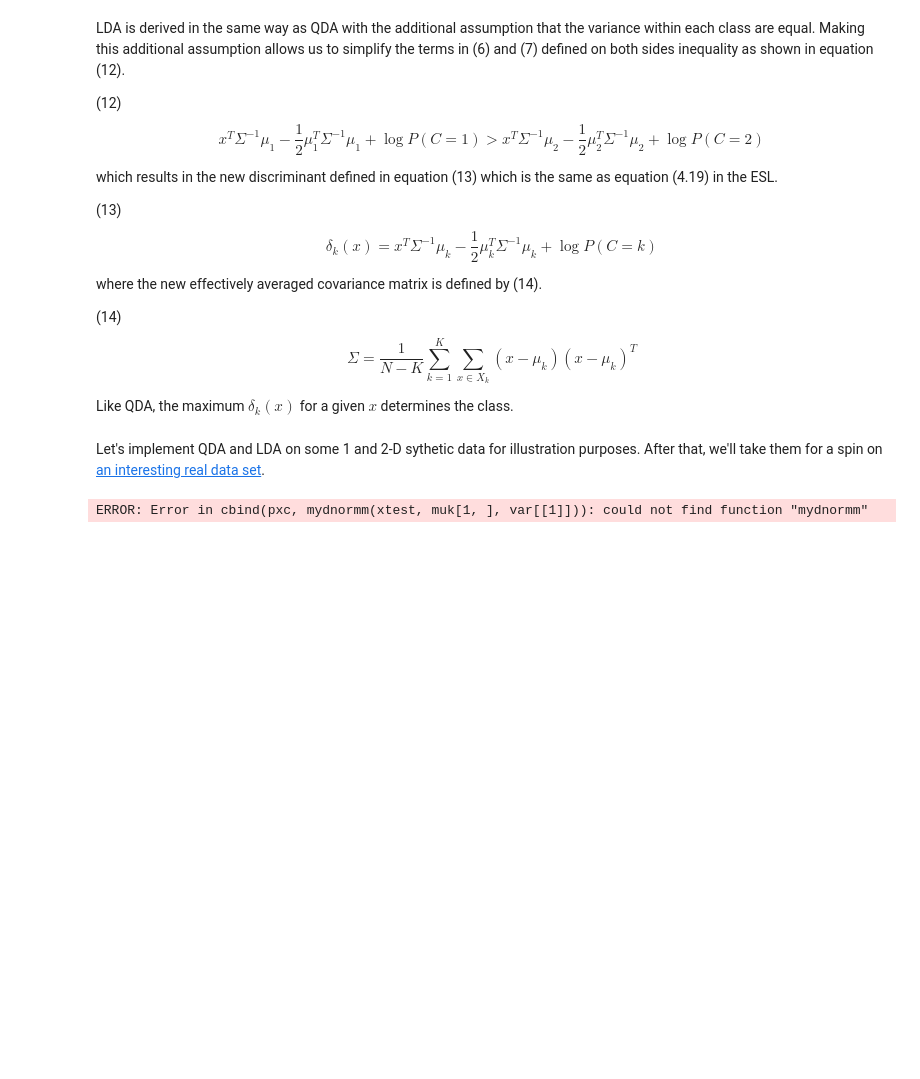
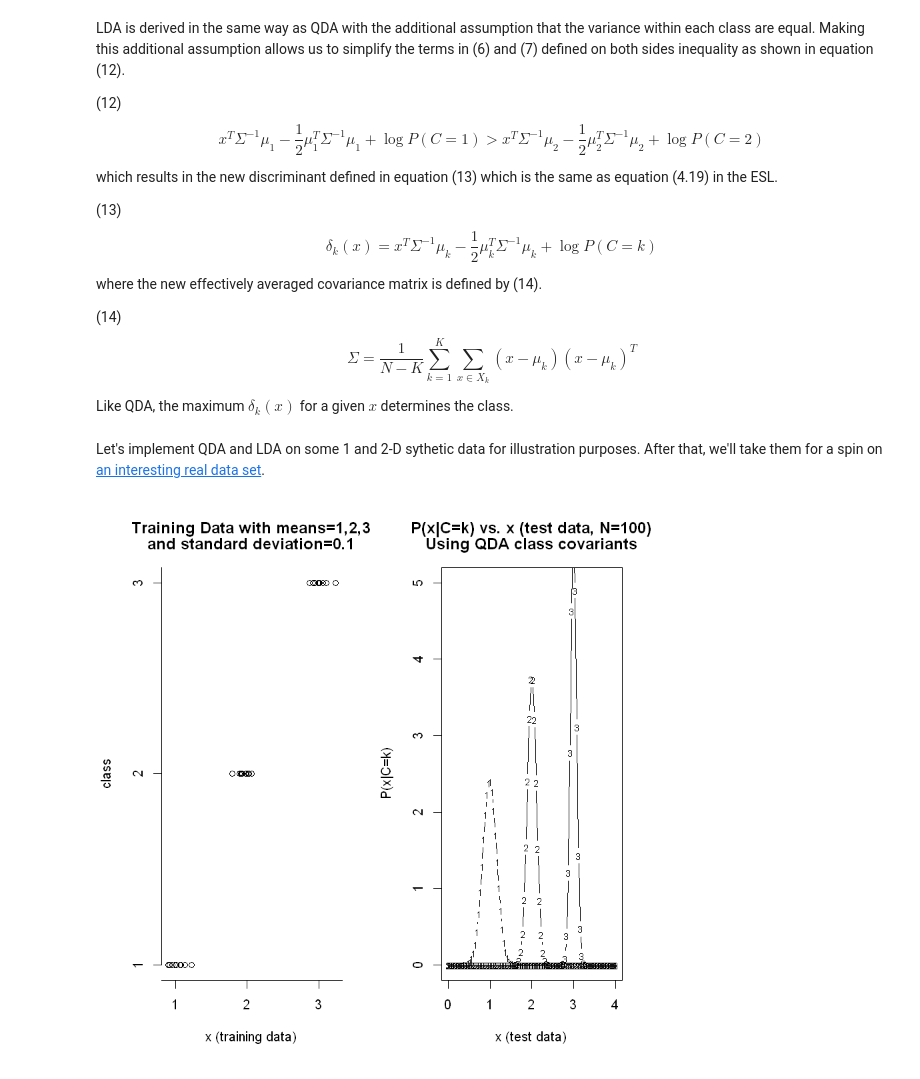
Before and after one commit to focods/WonderfulML, a Jupyter notebook: docs/solutions/session04_r.ipynb, the cells around one changed output. Saved outputs shown, nothing was run; the diff lists cells and outputs as text; code cells hidden in the pictures; blank space fills up the shorter version.

Commit message:
add classes 2 & 3 to  P(x|C=k) plots

```diff
--- a/docs/solutions/session04_r.ipynb
+++ b/docs/solutions/session04_r.ipynb
@@ -389,32 +389,39 @@ plotQda_1d <- function(class_means=c(1, 2, 3), class_stdevs=c(0.1, 0.1, 0.1)) {
     plot1D_Training(getData1D(3, class_means, class_stdevs))
 
     # generate 1-D training data
     xtrain <- getData1D(3, class_means, class_stdevs)
     # generate sample 1-D test data
     xtest <- matrix(seq(0,4,len=100),100,1)
     Ntest <- length(xtest)
     #########################################################
     pc <- priorPofC(xtrain)
     muk <- classMeans(xtrain)
     var <- classCovars(xtrain, muk)
 
     # generate some sample 1-D test data
     xtest <- matrix(seq(0,4,len=100),100,1)
     Ntest <- length(xtest)
 
     # calc & plot P(x|C=k) vs. x, start by eval'ing the first class
     pxc <- xtest
     pxc <- cbind(pxc, mydnormm(xtest, muk[1,], var[[1]]))
     colnames(pxc)[] <- c("x","pxc 1")
     plot(pxc[,1], pxc[,2], type="b", xlim=c(0,4), ylim=c(0,5),
          pch=paste(1), cex=0.7, main=c("P(x|C=k) vs. x (test data, N=100)",
          "Using QDA class covariants"),
          xlab="x (test data)", ylab="P(x|C=k)")
     # now evaluate the remaining classes
-
+    for(class in 2:nclass){
+      #pxc <- cbind(pxc, data[which(data[,1]==class),2])
+      pcalcs <- mydnormm(xtest,muk[class,],var[[class]])
+      pxc <- cbind(pxc, pcalcs)
+      colnames(pxc)[ncol(pxc)] <- paste("pxc",class)
+      points(pxc[,1],pxc[,class+1], type="b",
+             pch=paste(class), cex=0.7)
+    }
 }
 
 plotQda_1d()
 #plot1D_Training()
 # %% [output]
-ERROR: Error in cbind(pxc, mydnormm(xtest, muk[1, ], var[[1]])): could not find function "mydnormm"
+[figure, added]
```
